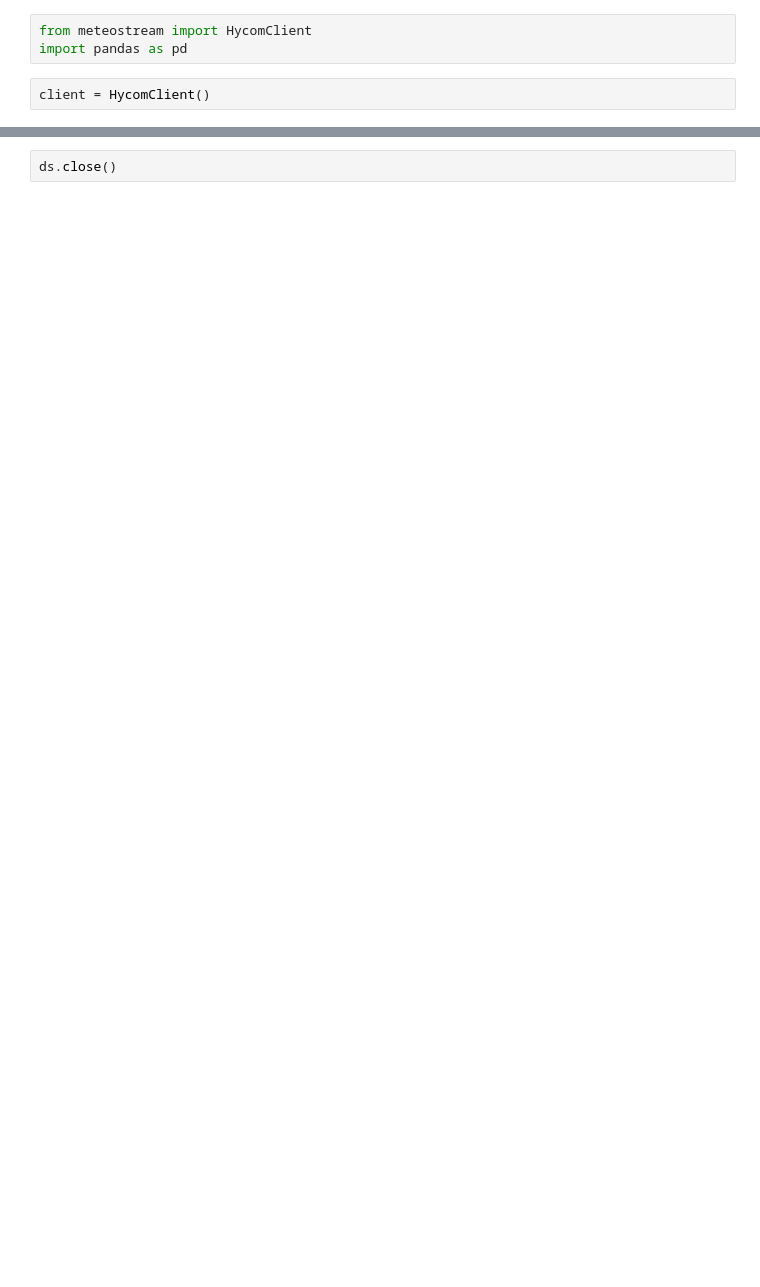
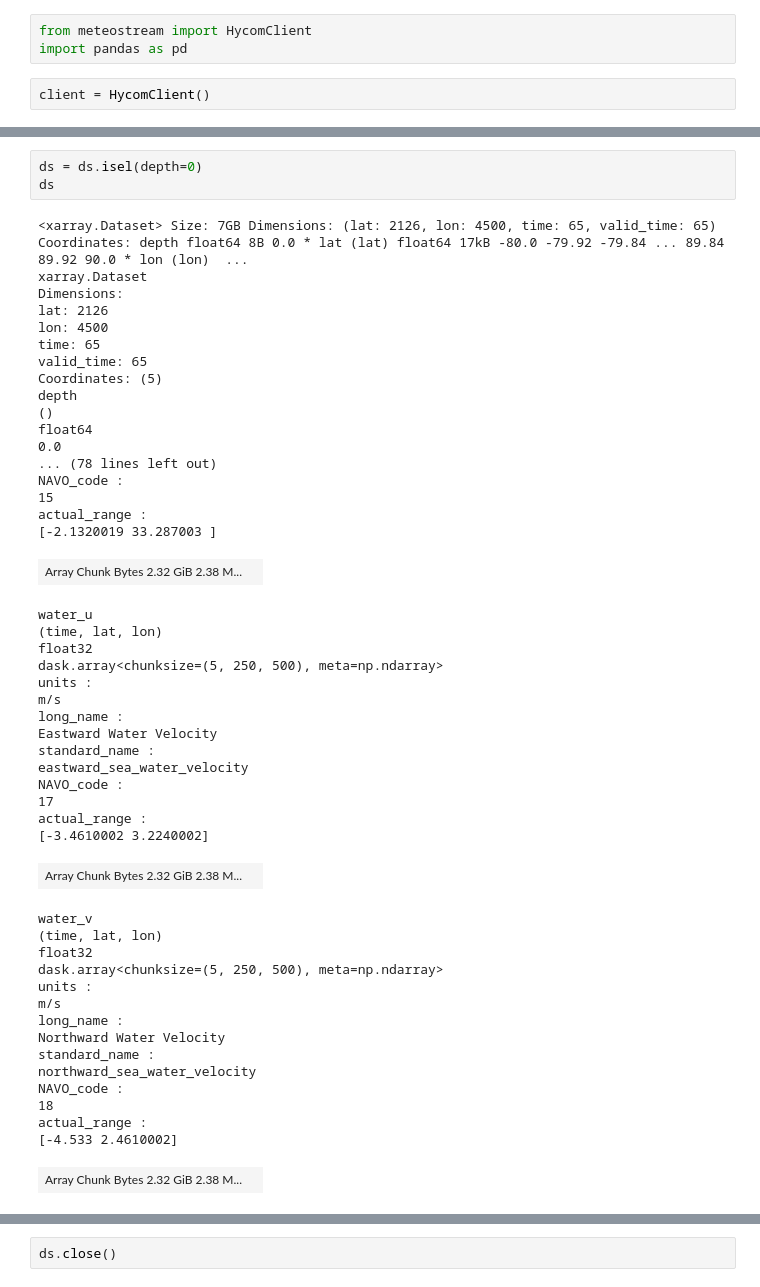
Before and after one commit to TylerWx-AMI/meteostream, a Jupyter notebook: examples/hycom_usage.ipynb, the cells around one changed output, grey strips where cells are left out. Cells and saved outputs as stored; diff of their text form; blank space fills up the shorter version.

```diff
--- a/examples/hycom_usage.ipynb
+++ b/examples/hycom_usage.ipynb
@@ -151,0 +40,52 @@ FMRC Run 2025-01-11T12:00:00Z Dataset
+# %%
+ds = ds.isel(depth=0)
+ds
+# %% [output]
+<xarray.Dataset> Size: 7GB Dimensions: (lat: 2126, lon: 4500, time: 65, valid_time: 65) Coordinates: depth float64 8B 0.0 * lat (lat) float64 17kB -80.0 -79.92 -79.84 ... 89.84 89.92 90.0 * lon (lon)  ...
+xarray.Dataset
+Dimensions:
+lat: 2126
+lon: 4500
+time: 65
+valid_time: 65
+Coordinates: (5)
+depth
+()
+float64
+0.0
+... (78 lines left out)
+NAVO_code :
+15
+actual_range :
+[-2.1320019 33.287003 ]
+| Array Chunk Bytes 2.32 GiB 2.38 M... |  |
+water_u
+(time, lat, lon)
+float32
+dask.array<chunksize=(5, 250, 500), meta=np.ndarray>
+units :
+m/s
+long_name :
+Eastward Water Velocity
+standard_name :
+eastward_sea_water_velocity
+NAVO_code :
+17
+actual_range :
+[-3.4610002 3.2240002]
+| Array Chunk Bytes 2.32 GiB 2.38 M... |  |
+water_v
+(time, lat, lon)
+float32
+dask.array<chunksize=(5, 250, 500), meta=np.ndarray>
+units :
+m/s
+long_name :
+Northward Water Velocity
+standard_name :
+northward_sea_water_velocity
+NAVO_code :
+18
+actual_range :
+[-4.533 2.4610002]
+| Array Chunk Bytes 2.32 GiB 2.38 M... |  |
```
Also changed, not shown: parts of 10 cells of this notebook, 7 other files.
